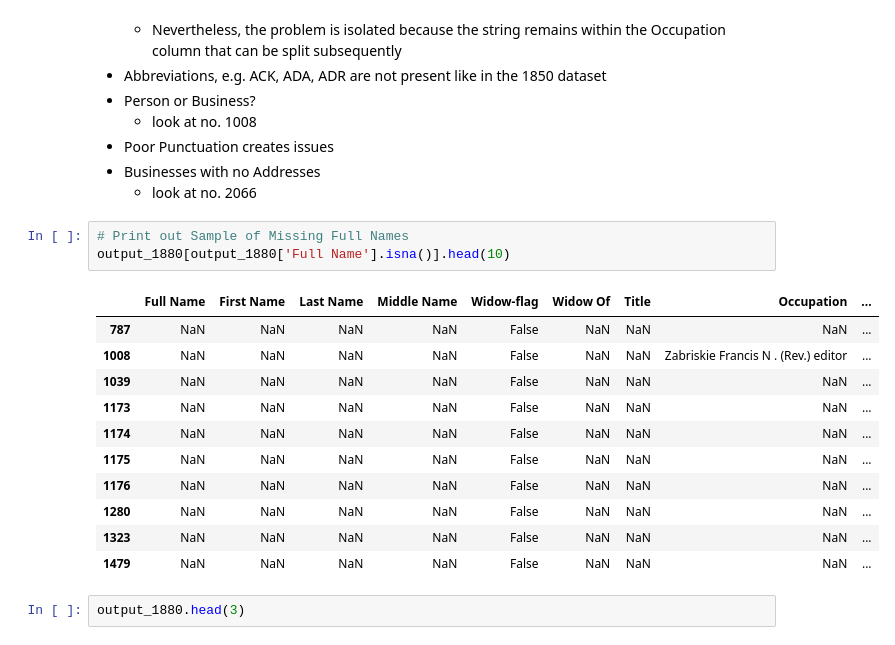
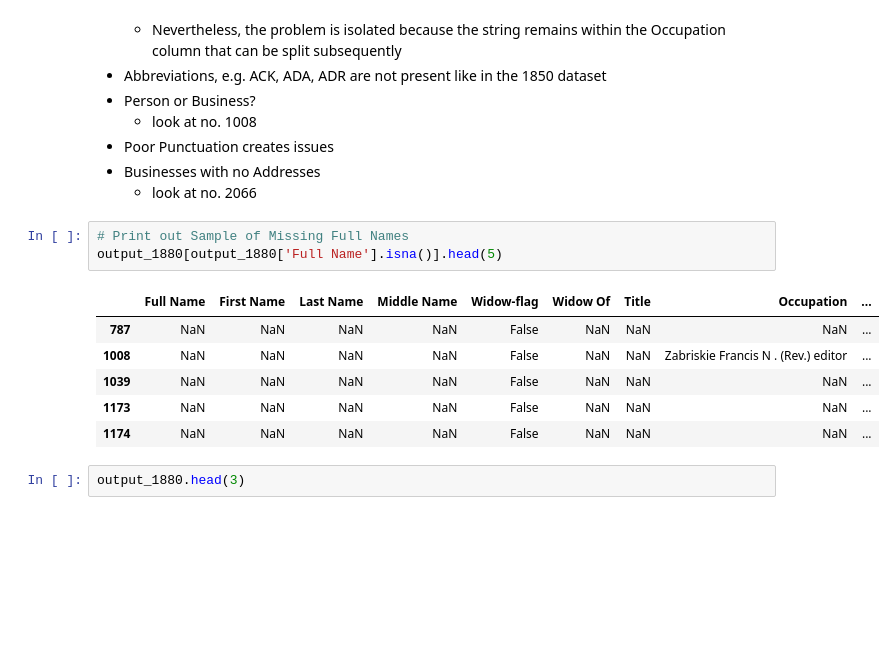
Before and after one commit to CenterForSpatialResearch/hnyc_cd_processing, a Jupyter notebook: EDA.ipynb, the cells around one changed output. Cells and saved outputs as stored; diff of their text form; blank space fills up the shorter version.

```diff
--- a/EDA.ipynb
+++ b/EDA.ipynb
@@ -256,19 +185,14 @@ msno.heatmap(output_1880)
     - look at no. 2066
 # %%
 # Print out Sample of Missing Full Names
-output_1880[output_1880['Full Name'].isna()].head(10)
+output_1880[output_1880['Full Name'].isna()].head(5)
 # %% [output]
 |  | Full Name | First Name | Last Name | Middle Name | Widow-flag | Widow Of | Title | Occupation | ... |
 | 787 | NaN | NaN | NaN | NaN | False | NaN | NaN | NaN | ... |
 | 1008 | NaN | NaN | NaN | NaN | False | NaN | NaN | Zabriskie Francis N . (Rev.) editor | ... |
 | 1039 | NaN | NaN | NaN | NaN | False | NaN | NaN | NaN | ... |
 | 1173 | NaN | NaN | NaN | NaN | False | NaN | NaN | NaN | ... |
 | 1174 | NaN | NaN | NaN | NaN | False | NaN | NaN | NaN | ... |
-| 1175 | NaN | NaN | NaN | NaN | False | NaN | NaN | NaN | ... |
-| 1176 | NaN | NaN | NaN | NaN | False | NaN | NaN | NaN | ... |
-| 1280 | NaN | NaN | NaN | NaN | False | NaN | NaN | NaN | ... |
-| 1323 | NaN | NaN | NaN | NaN | False | NaN | NaN | NaN | ... |
-| 1479 | NaN | NaN | NaN | NaN | False | NaN | NaN | NaN | ... |
 # %%
 output_1880.head(3)
 # %% [output]
```
Also changed, not shown: parts of 15 cells of this notebook, 1 other file.
